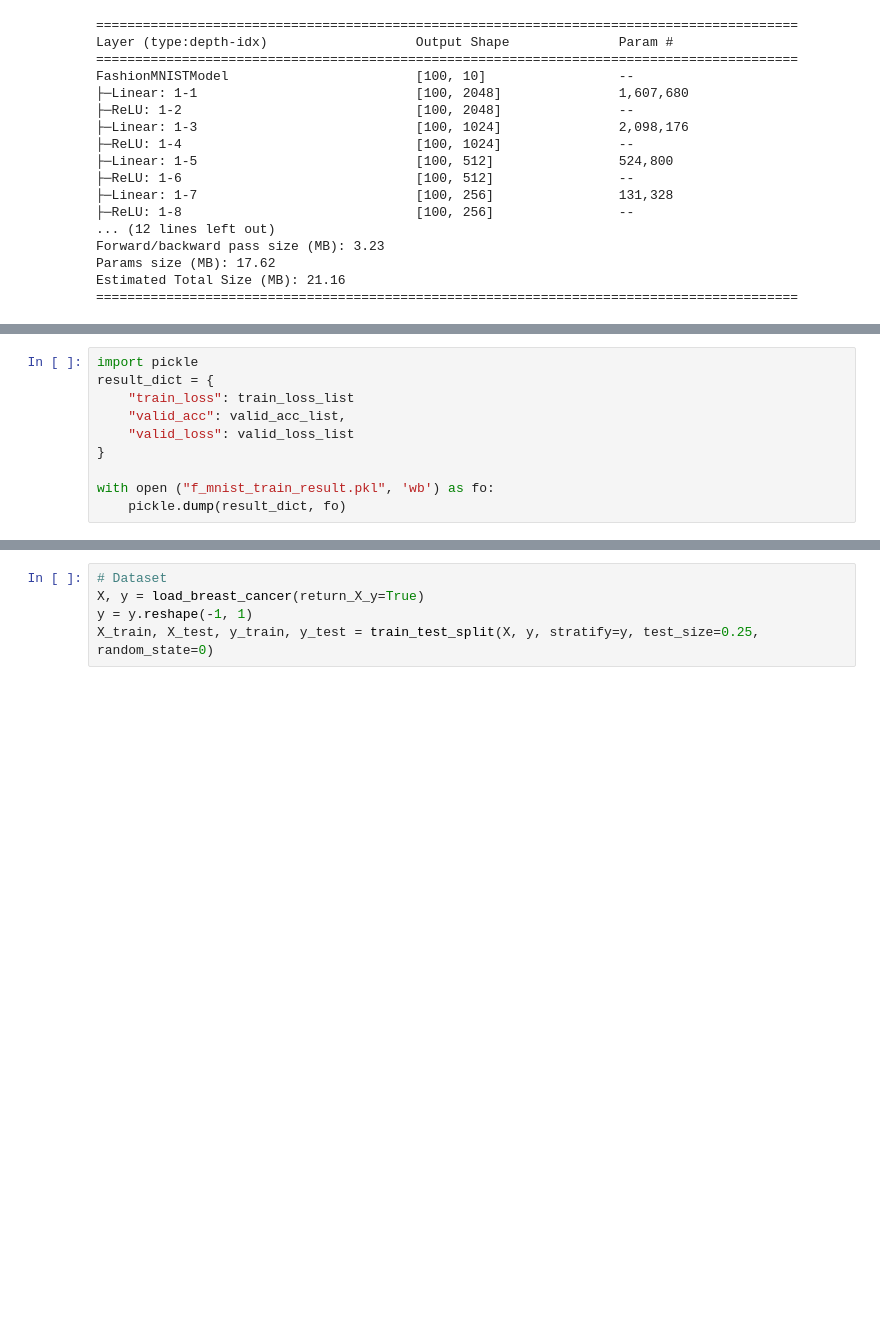
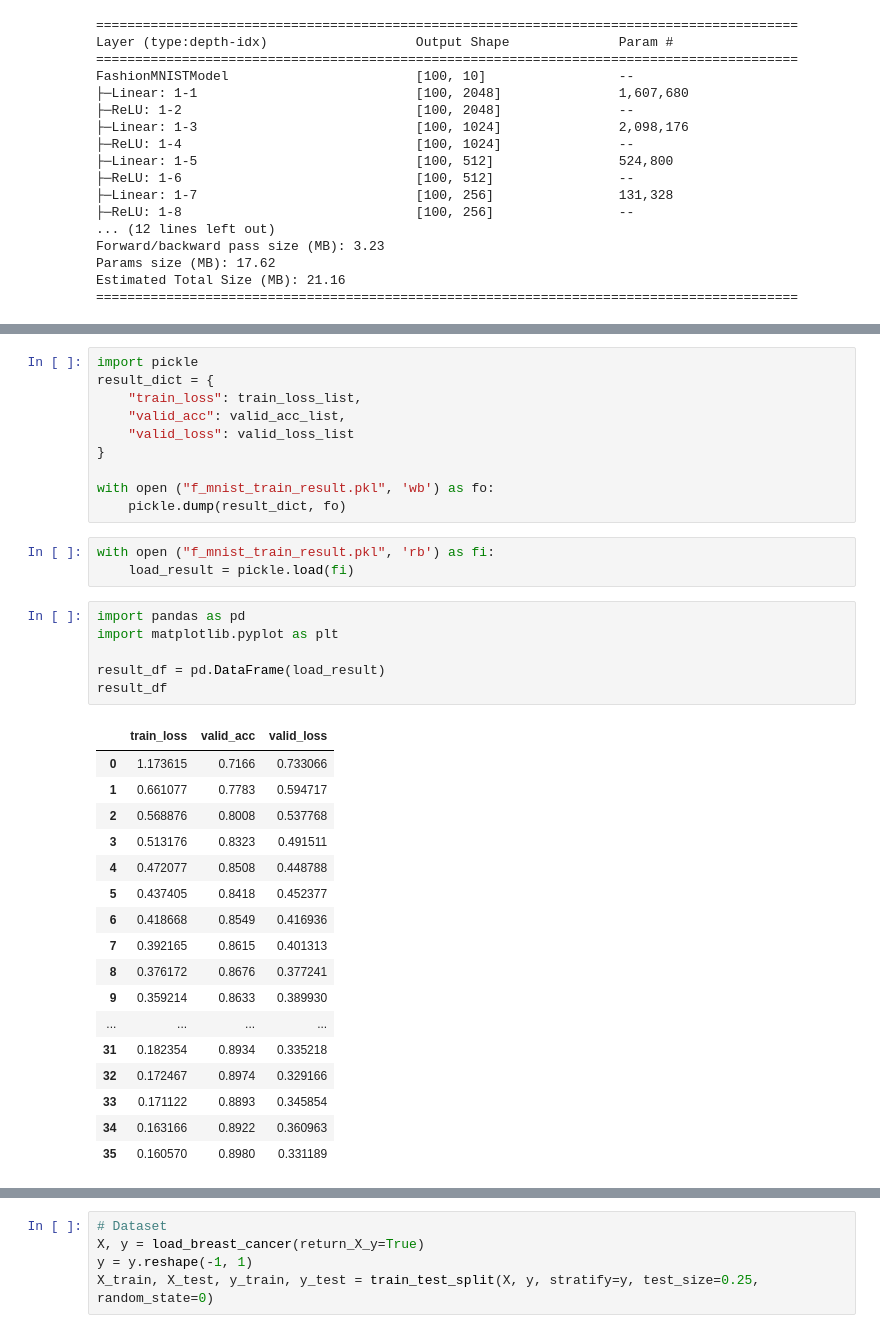
Before and after one commit to moon-613/SKN21_mjy, a Jupyter notebook: 07_deeplearning_pytorch/07_모델저장_문제 유형별 모델 생성.ipynb, the cells around one changed output, grey strips where cells are left out. Drawn from its saved outputs; the diff is of its cells as text; blank space fills up the shorter version.

```diff
--- a/07_deeplearning_pytorch/07_모델저장_문제 유형별 모델 생성.ipynb
+++ b/07_deeplearning_pytorch/07_모델저장_문제 유형별 모델 생성.ipynb
@@ -803,10 +816,37 @@ AttributeError: 'float' object has no attribute 'append'
 # %%
 import pickle
 result_dict = {
-    "train_loss": train_loss_list
+    "train_loss": train_loss_list,
     "valid_acc": valid_acc_list,
     "valid_loss": valid_loss_list
 }
 
 with open ("f_mnist_train_result.pkl", 'wb') as fo:
     pickle.dump(result_dict, fo)
+# %%
+with open ("f_mnist_train_result.pkl", 'rb') as fi:
+    load_result = pickle.load(fi)
+# %%
+import pandas as pd
+import matplotlib.pyplot as plt
+
+result_df = pd.DataFrame(load_result)
+result_df
+# %% [output]
+|  | train_loss | valid_acc | valid_loss |
+| 0 | 1.173615 | 0.7166 | 0.733066 |
+| 1 | 0.661077 | 0.7783 | 0.594717 |
+| 2 | 0.568876 | 0.8008 | 0.537768 |
+| 3 | 0.513176 | 0.8323 | 0.491511 |
+| 4 | 0.472077 | 0.8508 | 0.448788 |
+| 5 | 0.437405 | 0.8418 | 0.452377 |
+| 6 | 0.418668 | 0.8549 | 0.416936 |
+| 7 | 0.392165 | 0.8615 | 0.401313 |
+| 8 | 0.376172 | 0.8676 | 0.377241 |
+| 9 | 0.359214 | 0.8633 | 0.389930 |
+| ... | ... | ... | ... |
+| 31 | 0.182354 | 0.8934 | 0.335218 |
+| 32 | 0.172467 | 0.8974 | 0.329166 |
+| 33 | 0.171122 | 0.8893 | 0.345854 |
+| 34 | 0.163166 | 0.8922 | 0.360963 |
+| 35 | 0.160570 | 0.8980 | 0.331189 |
```
Also changed, not shown: parts of 40 cells of this notebook, 7 other files.
